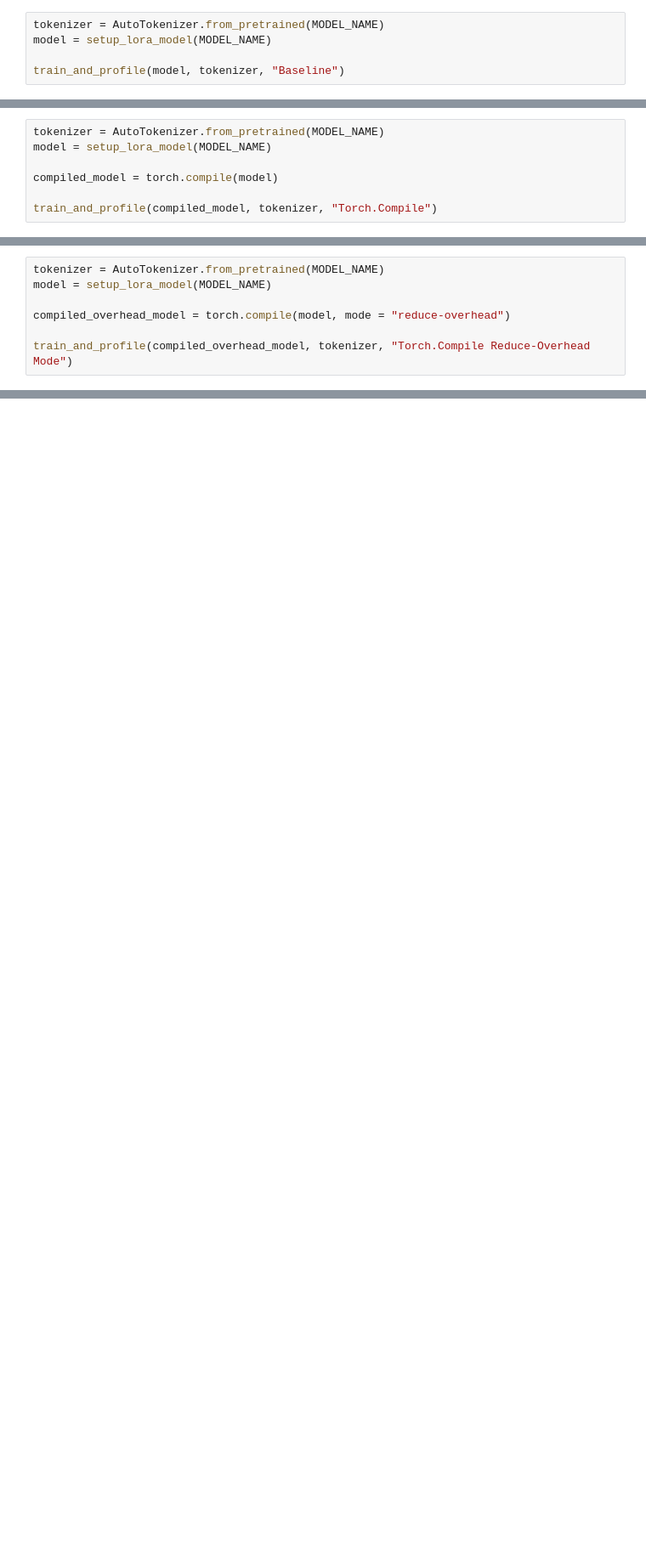
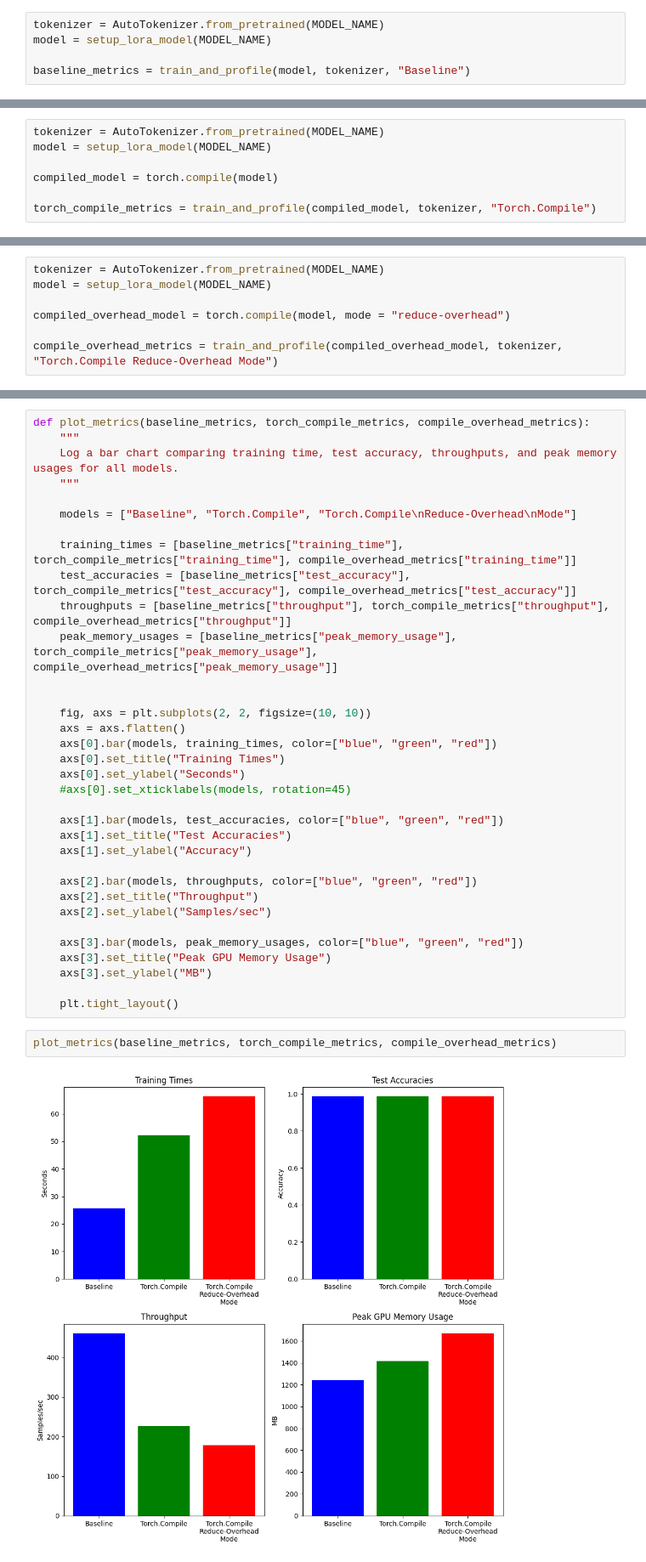
Before and after one commit to ab4972/DeepChem-Model-Optimization, a Jupyter notebook: Compiled_LoRA.ipynb, the cells around one changed output, grey strips where cells are left out. Shown: that part at 85% size. Saved outputs shown, nothing was run; the diff lists cells and outputs as text; blank space fills up the shorter version.

```diff
--- a/Compiled_LoRA.ipynb
+++ b/Compiled_LoRA.ipynb
@@ -260,7 +309,7 @@ def train_and_profile(model, tokenizer, optimization_name):
 tokenizer = AutoTokenizer.from_pretrained(MODEL_NAME)
 model = setup_lora_model(MODEL_NAME)
 
-train_and_profile(model, tokenizer, "Baseline")
+baseline_metrics = train_and_profile(model, tokenizer, "Baseline")
 # %% [output]
 The secret `HF_TOKEN` does not exist in your Colab secrets.
 To authenticate with the Hugging Face Hub, create a token in your settings tab (https://huggingface.co/settings/tokens), set it as secret in your Google Colab and restart your session.
@@ -317,7 +336,7 @@ model = setup_lora_model(MODEL_NAME)
 
 compiled_model = torch.compile(model)
 
-train_and_profile(compiled_model, tokenizer, "Torch.Compile")
+torch_compile_metrics = train_and_profile(compiled_model, tokenizer, "Torch.Compile")
 # %% [output]
 Some weights of RobertaForSequenceClassification were not initialized from the model checkpoint at seyonec/ChemBERTa-zinc-base-v1 and are newly initialized: ['classifier.dense.bias', 'classifier.dense ...
 You should probably TRAIN this model on a down-stream task to be able to use it for predictions and inference.
@@ -343,7 +358,7 @@ model = setup_lora_model(MODEL_NAME)
 
 compiled_overhead_model = torch.compile(model, mode = "reduce-overhead")
 
-train_and_profile(compiled_overhead_model, tokenizer, "Torch.Compile Reduce-Overhead Mode")
+compile_overhead_metrics = train_and_profile(compiled_overhead_model, tokenizer, "Torch.Compile Reduce-Overhead Mode")
 # %% [output]
 Some weights of RobertaForSequenceClassification were not initialized from the model checkpoint at seyonec/ChemBERTa-zinc-base-v1 and are newly initialized: ['classifier.dense.bias', 'classifier.dense ...
 You should probably TRAIN this model on a down-stream task to be able to use it for predictions and inference.
@@ -365,0 +377,38 @@ Peak GPU Memory Usage: 1672.00 MB
+# %%
+def plot_metrics(baseline_metrics, torch_compile_metrics, compile_overhead_metrics):
+    """
+    Log a bar chart comparing training time, test accuracy, throughputs, and peak memory usages for all models.
+    """
+
+    models = ["Baseline", "Torch.Compile", "Torch.Compile\nReduce-Overhead\nMode"]
+
+    training_times = [baseline_metrics["training_time"], torch_compile_metrics["training_time"], compile_overhead_metrics["training_time"]]
+    test_accuracies = [baseline_metrics["test_accuracy"], torch_compile_metrics["test_accuracy"], compile_overhead_metrics["test_accuracy"]]
+    throughputs = [baseline_metrics["throughput"], torch_compile_metrics["throughput"], compile_overhead_metrics["throughput"]]
+    peak_memory_usages = [baseline_metrics["peak_memory_usage"], torch_compile_metrics["peak_memory_usage"], compile_overhead_metrics["peak_memory_usage"]]
+
+
+    fig, axs = plt.subplots(2, 2, figsize=(10, 10))
+    axs = axs.flatten()
+    axs[0].bar(models, training_times, color=["blue", "green", "red"])
+    axs[0].set_title("Training Times")
+    axs[0].set_ylabel("Seconds")
+    #axs[0].set_xticklabels(models, rotation=45)
+
+    axs[1].bar(models, test_accuracies, color=["blue", "green", "red"])
+    axs[1].set_title("Test Accuracies")
+    axs[1].set_ylabel("Accuracy")
+
+    axs[2].bar(models, throughputs, color=["blue", "green", "red"])
+    axs[2].set_title("Throughput")
+    axs[2].set_ylabel("Samples/sec")
+
+    axs[3].bar(models, peak_memory_usages, color=["blue", "green", "red"])
+    axs[3].set_title("Peak GPU Memory Usage")
+    axs[3].set_ylabel("MB")
+
+    plt.tight_layout()
+# %%
+plot_metrics(baseline_metrics, torch_compile_metrics, compile_overhead_metrics)
+# %% [output]
+[figure, added]
```
Also changed, not shown: parts of 11 cells of this notebook.
